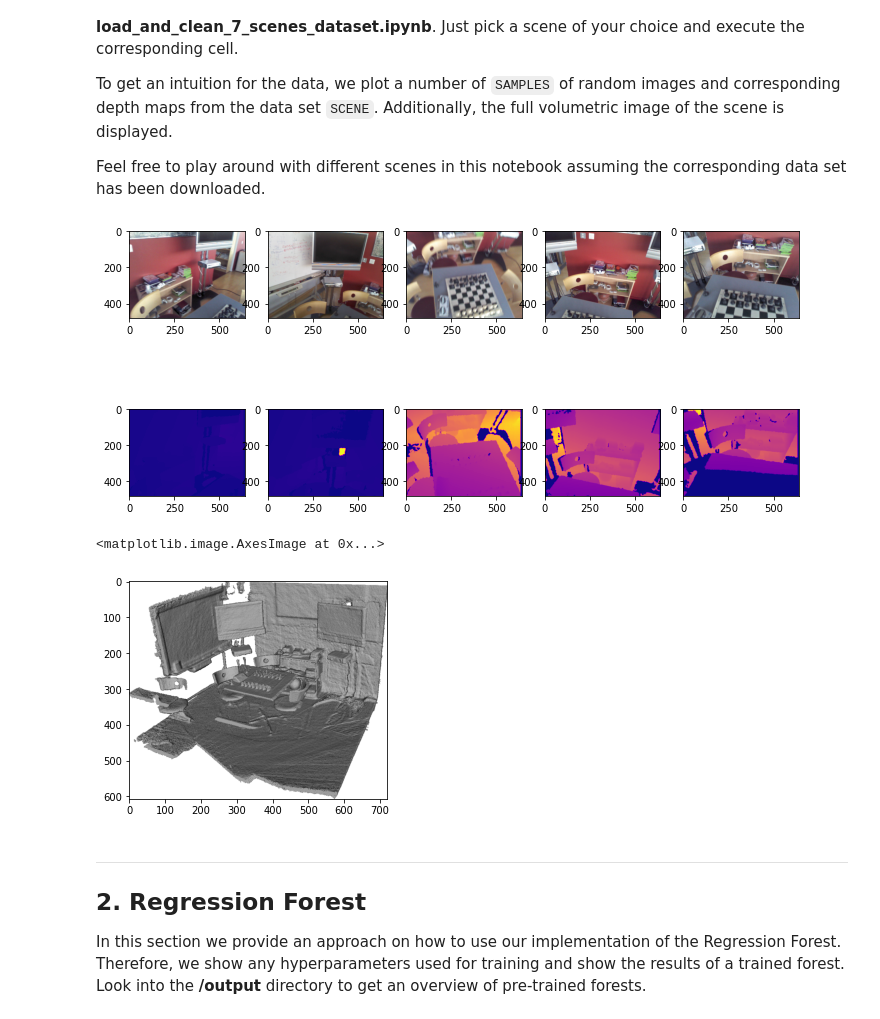
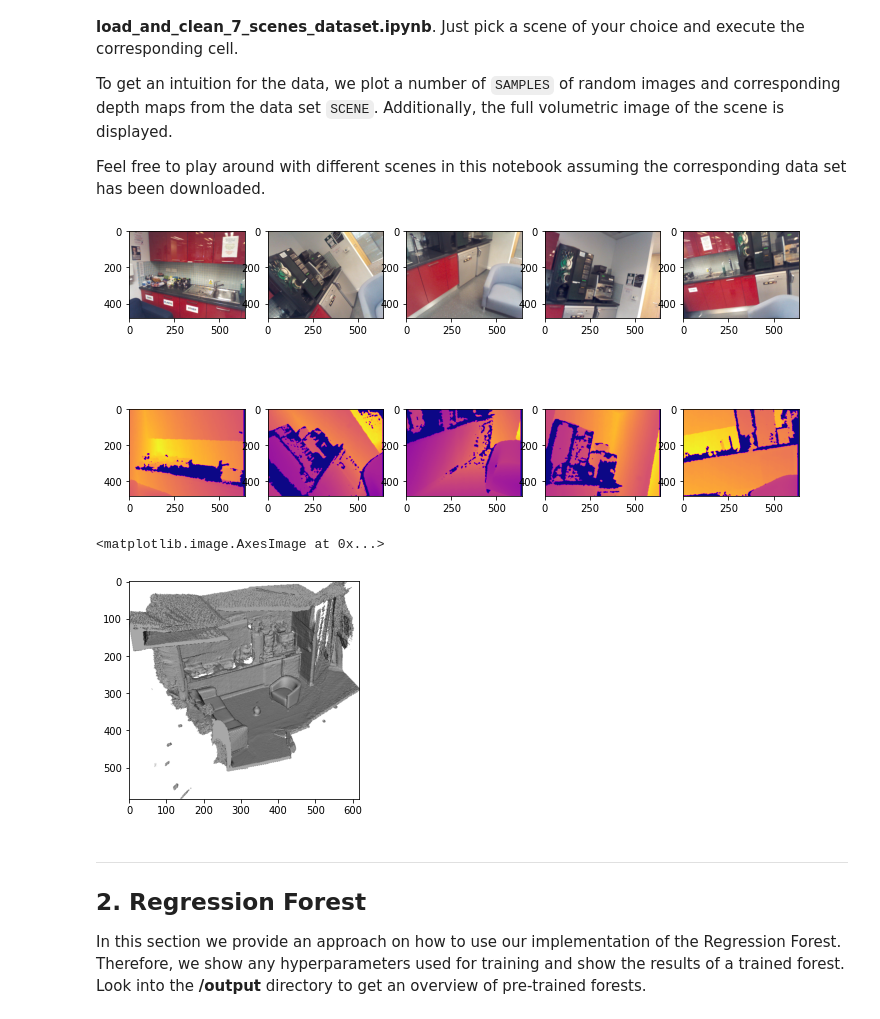
Before and after one commit to JasonPy/3dcv-mini-project, a Jupyter notebook: demo.ipynb, the cells around one changed output. Drawn from its saved outputs; the diff is of its cells as text; code cells hidden in the pictures.

```diff
--- a/demo.ipynb
+++ b/demo.ipynb
@@ -18,32 +19,32 @@ Feel free to play around with different scenes in this notebook assuming the cor
 # %%
 import numpy as np
 import matplotlib.pyplot as plt
 from PIL import Image
 from source.data_loader import DataLoader
 
-SCENE = "chess"         # one of the scenes (name of folder in /data)
+SCENE = "pumpkin"         # one of the scenes (name of folder in /data)
 DATA_PATH = "./data"    # directory where image data is stored
 SAMPLES = 5             # images to display
 
 # load the data set
 loader = DataLoader(DATA_PATH)
 indices = np.random.choice(loader.get_dataset_length(SCENE), SAMPLES, replace = False)
 images, depths, poses = loader.load_dataset(SCENE, indices)
 
 # plot random images
 _, axes = plt.subplots(2, SAMPLES, figsize=(12,6))
 for i in range(SAMPLES):
     axes[0,i].imshow(np.swapaxes(images[i], 1, 0))
     axes[1,i].imshow(depths[i].T, cmap=plt.get_cmap("plasma"))
 plt.show()
 
 # plot volume
 full_scene = np.array(Image.open(f"./data/{SCENE}/{SCENE}.png"))
 plt.imshow(full_scene)
 # %% [output]
-[figure, old version]
+[figure, new version]
 <matplotlib.image.AxesImage at 0x...>
-[figure, old version]
+[figure, new version]
 # %% [markdown]
 ***
 ## 2. Regression Forest
```
Also changed, not shown: parts of 11 cells of this notebook.
